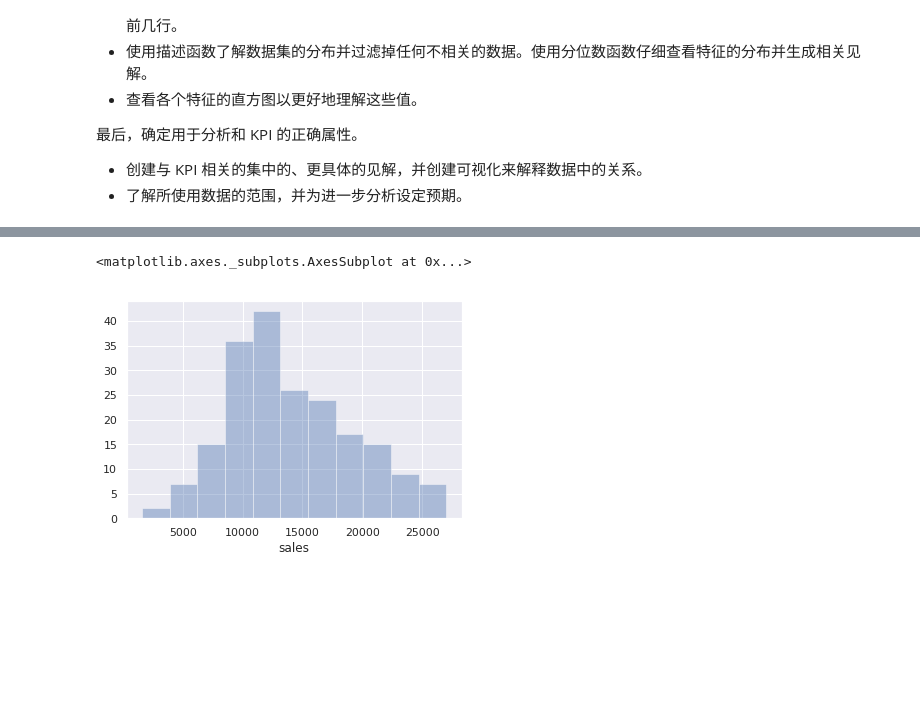
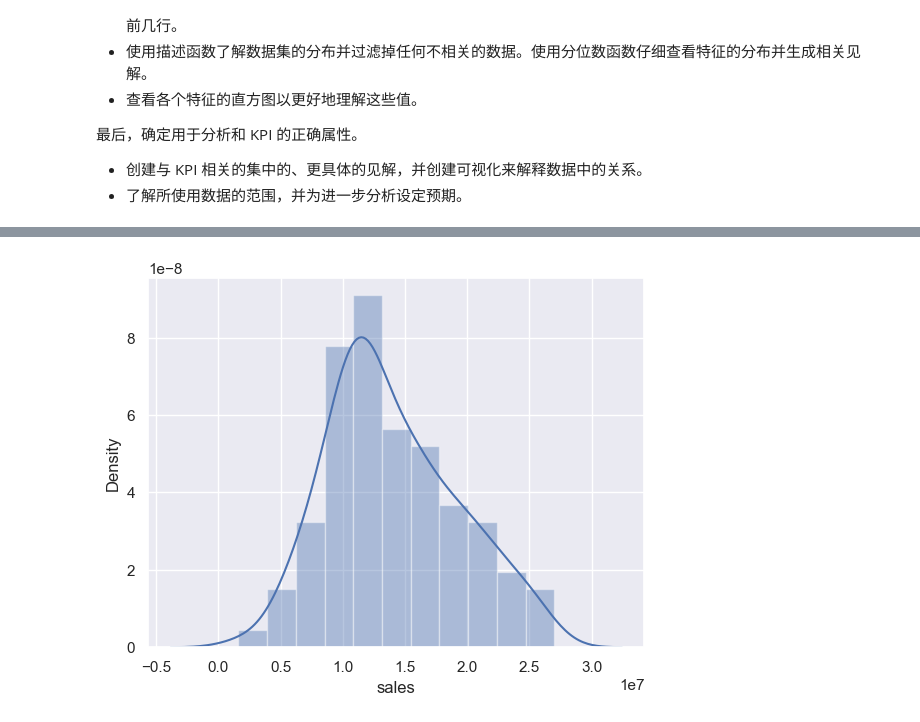
Before and after one commit to jalyjaly1017/DS4MI, a Jupyter notebook: Lesson02/Activity 2.ipynb, the cells around one changed output, grey strips where cells are left out. Saved outputs shown, nothing was run; the diff lists cells and outputs as text; code cells hidden in the pictures; blank space fills up the shorter version.

```diff
--- a/Lesson02/Activity 2.ipynb
+++ b/Lesson02/Activity 2.ipynb
@@ -81,5 +91,6 @@ sns.distplot(ads['radio'], kde = False)
 # %%
-sns.distplot(ads['sales'], kde = False)
+#查看sales分布
+sns.distplot(ads['sales'], kde = True)
+plt.show()
 # %% [output]
-<matplotlib.axes._subplots.AxesSubplot at 0x...>
-[figure, old version]
+[figure, new version]
```
Also changed, not shown: parts of 14 cells of this notebook.
